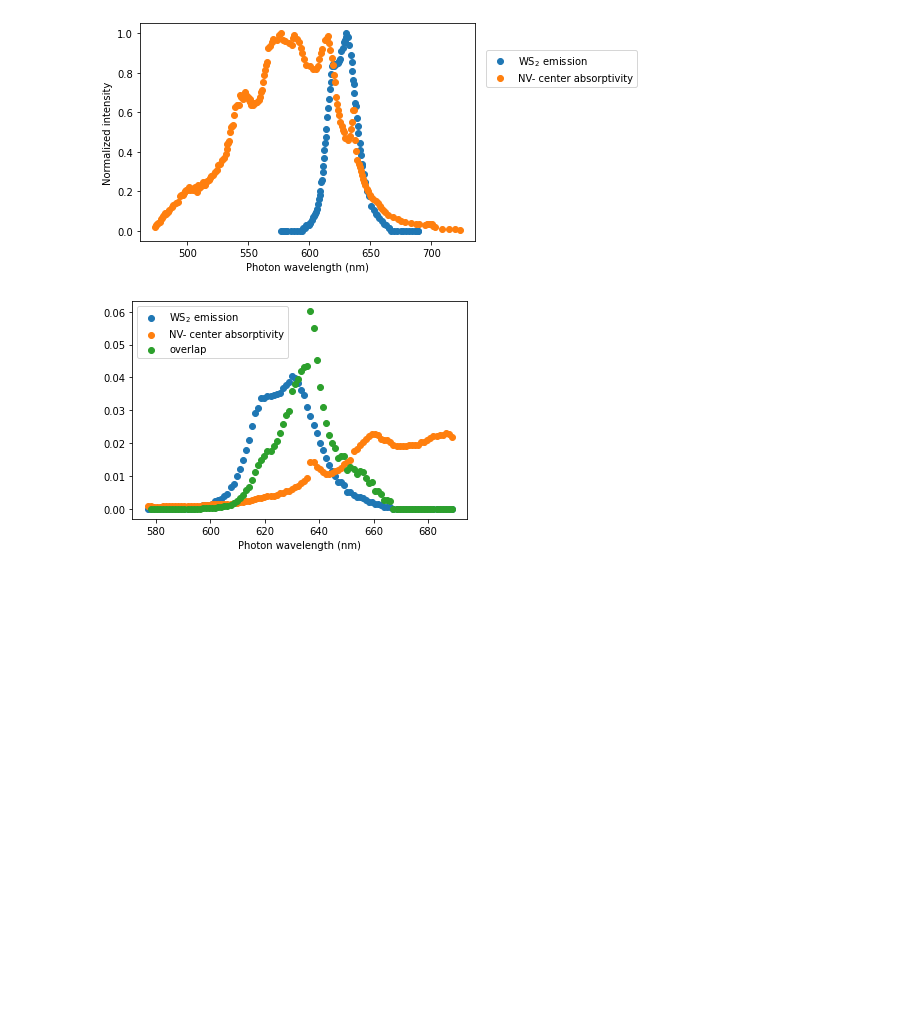
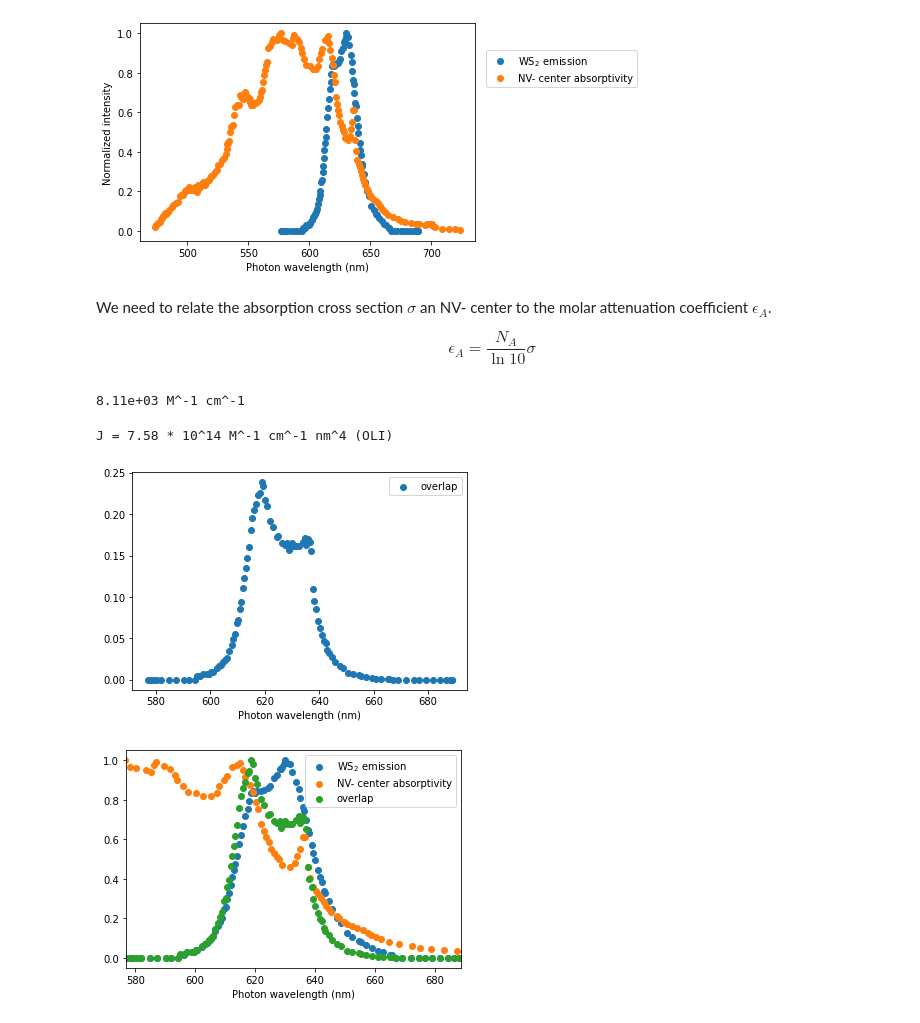
Before and after one commit to nbeaver/ws2-diamond-fret-calculation, a Jupyter notebook: WS2_NV-_center_FRET_estimation.ipynb, the cells around one changed output. Saved outputs shown, nothing was run; the diff lists cells and outputs as text; code cells hidden in the pictures; blank space fills up the shorter version.

```diff
--- a/WS2_NV-_center_FRET_estimation.ipynb
+++ b/WS2_NV-_center_FRET_estimation.ipynb
@@ -171,0 +172,13 @@ lambda_J_acceptor, J_acceptor = overlap_from_acceptor_OLI(
+# %% [markdown]
+We need to relate the absorption cross section $\sigma$ an NV- center to the molar attenuation coefficient $\epsilon_A$.
+
+$$\epsilon_A = \frac{N_A}{\ln 10} \sigma$$
+# %%
+nv_center_absorption_cross_section = 3.1e-17 # cm^2/defect
+N_A = 6.02214076e23 # defect/mol
+molar_attenuation_coefficient_raw = N_A*nv_center_absorption_cross_section/math.log(10) # cm^2/mol
+cm2_per_mol_to_inverse_molar_cm = 1/1000.
+molar_attenuation_coefficient = molar_attenuation_coefficient_raw*cm2_per_mol_to_inverse_molar_cm # 1/(M cm)
+print("{:.3g} M^-1 cm^-1".format(molar_attenuation_coefficient))
+# %% [output]
+8.11e+03 M^-1 cm^-1
@@ -172,11 +192,24 @@ lambda_J_acceptor, J_acceptor = overlap_from_acceptor_OLI(
+# %%
+J_sum_OLI = J_OLI.sum()
+print("J = {:.4g} * 10^14 M^-1 cm^-1 nm^4 (OLI)".format(J_sum_OLI))
+# %% [output]
+J = 7.58 * 10^14 M^-1 cm^-1 nm^4 (OLI)
+# %%
+plt.clf()
+plt.scatter(lambda_J, J_OLI, label="overlap")
+plt.legend()
+plt.xlabel("Photon wavelength (nm)");
+# %% [output]
+[figure, added]
 # %%
 plt.clf()
-plt.scatter(lambda_range, WS2_intensity_new/WS2_intensity_new.sum(), label="$\mathrm{WS}_2$ emission")
-plt.scatter(lambda_range, nv_center_intensity_new/nv_center_intensity_new.sum(), label="NV- center absorptivity")
-plt.scatter(lambda_range[1:], J_lambda/J_lambda.sum(), label="overlap")
+plt.scatter(WS2_nm, WS2_intensity/WS2_intensity.max(), label="$\mathrm{WS}_2$ emission")
+plt.scatter(nv_center_absorption_nm, nv_center_absorption_intensity/nv_center_absorption_intensity.max(), label="NV- center absorptivity")
+plt.scatter(lambda_J, J_OLI/J_OLI.max(), label="overlap")
 plt.legend()
+plt.xlim(min(lambda_J),max(lambda_J))
 plt.xlabel("Photon wavelength (nm)");
 # %% [output]
-[figure, old version]
+[figure, new version]
 # %%
 plt.clf()
```
Also changed, not shown: parts of 17 cells of this notebook.
